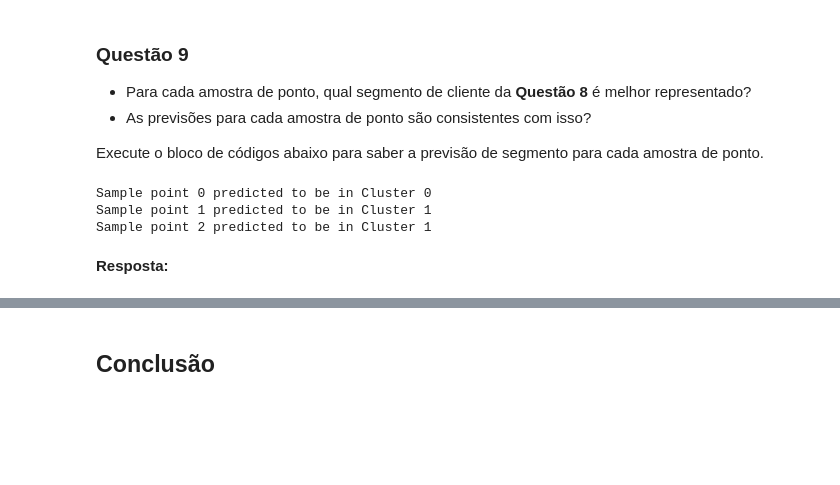
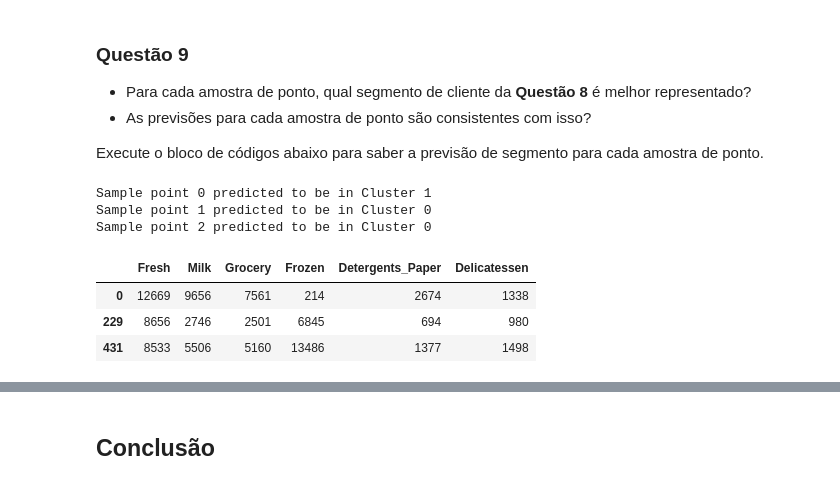
Before and after one commit to vyniciuss/NDG_ml_customer_segments, a Jupyter notebook: customer_segments_PT.ipynb, the cells around one changed output, grey strips where cells are left out. Saved outputs shown, nothing was run; the diff lists cells and outputs as text; code cells hidden in the pictures; blank space fills up the shorter version.

```diff
--- a/customer_segments_PT.ipynb
+++ b/customer_segments_PT.ipynb
@@ -619,10 +619,14 @@ Execute o bloco de códigos abaixo para saber a previsão de segmento para cada
 # %%
 # Mostre as previsões
 for i, pred in enumerate(sample_preds):
     print( "Sample point", i, "predicted to be in Cluster", pred)
+
+samples_plot
 # %% [output]
-Sample point 0 predicted to be in Cluster 0
-Sample point 1 predicted to be in Cluster 1
-Sample point 2 predicted to be in Cluster 1
+Sample point 0 predicted to be in Cluster 1
+Sample point 1 predicted to be in Cluster 0
+Sample point 2 predicted to be in Cluster 0
+|  | Fresh | Milk | Grocery | Frozen | Detergents_Paper | Delicatessen |
+| 0 | 12669 | 9656 | 7561 | 214 | 2674 | 1338 |
+| 229 | 8656 | 2746 | 2501 | 6845 | 694 | 980 |
+| 431 | 8533 | 5506 | 5160 | 13486 | 1377 | 1498 |
-# %% [markdown]
-**Resposta:**
```
Also changed, not shown: parts of 12 cells of this notebook.
